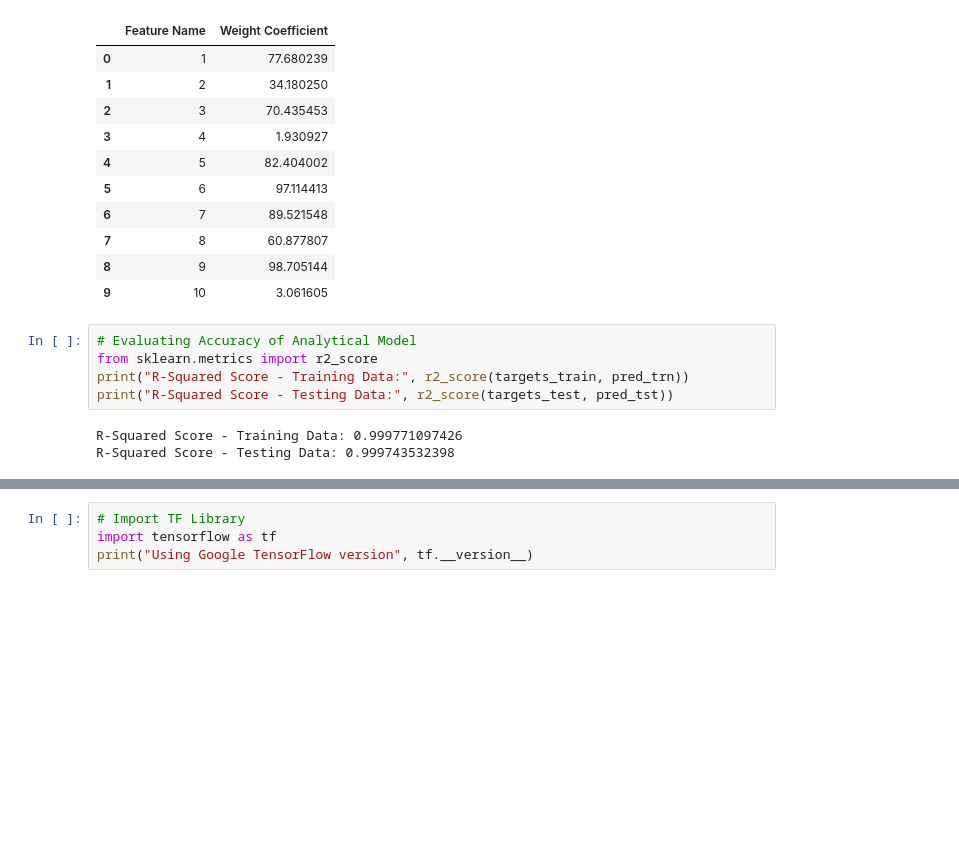
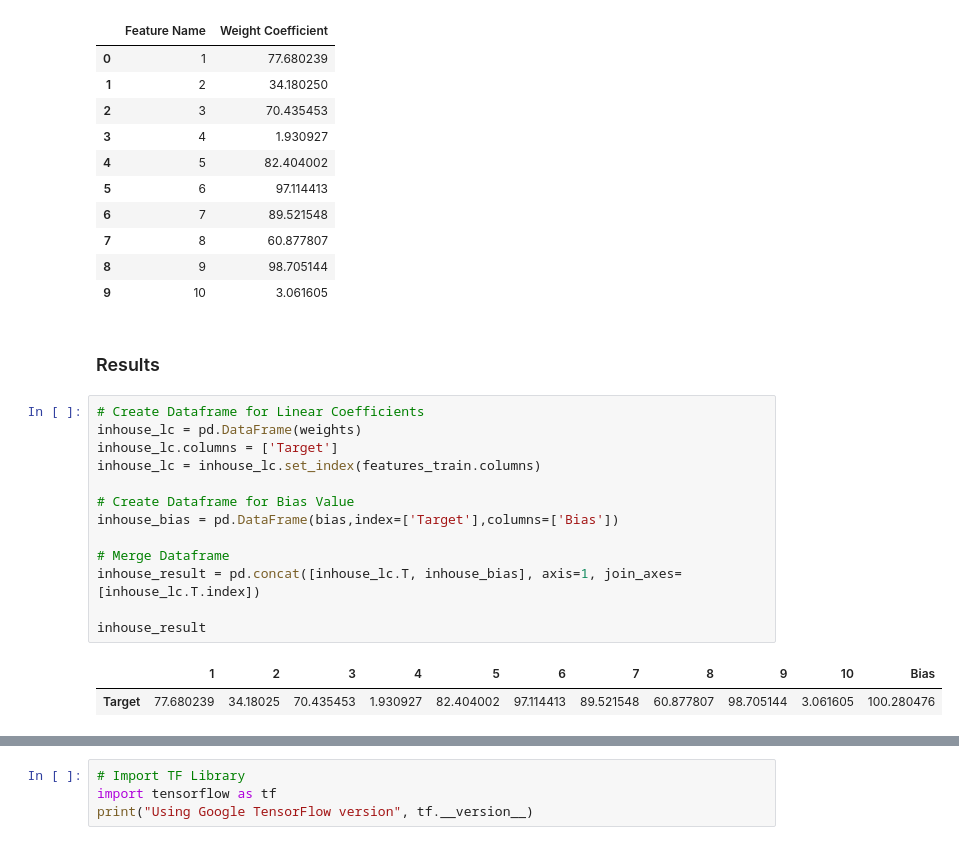
Before and after one commit to andridns/regression, a Jupyter notebook: regression_single.ipynb, the cells around one changed output, grey strips where cells are left out. Saved outputs shown, nothing was run; the diff lists cells and outputs as text; blank space fills up the shorter version.

```diff
--- a/regression_single.ipynb
+++ b/regression_single.ipynb
@@ -133,11 +135,21 @@ Number of Weight Coefficients: 10
 | 7 | 8 | 60.877807 |
 | 8 | 9 | 98.705144 |
 | 9 | 10 | 3.061605 |
-# %%
-# Evaluating Accuracy of Analytical Model
-from sklearn.metrics import r2_score
-print("R-Squared Score - Training Data:", r2_score(targets_train, pred_trn))
-print("R-Squared Score - Testing Data:", r2_score(targets_test, pred_tst))
-# %% [output]
-R-Squared Score - Training Data: 0.999771097426
-R-Squared Score - Testing Data: 0.999743532398
+# %% [markdown]
+### Results
+# %%
+# Create Dataframe for Linear Coefficients
+inhouse_lc = pd.DataFrame(weights)
+inhouse_lc.columns = ['Target']
+inhouse_lc = inhouse_lc.set_index(features_train.columns)
+
+# Create Dataframe for Bias Value
+inhouse_bias = pd.DataFrame(bias,index=['Target'],columns=['Bias'])
+
+# Merge Dataframe
+inhouse_result = pd.concat([inhouse_lc.T, inhouse_bias], axis=1, join_axes=[inhouse_lc.T.index])
+
+inhouse_result
+# %% [output]
+|  | 1 | 2 | 3 | 4 | 5 | 6 | 7 | 8 | 9 | 10 | Bias |
+| Target | 77.680239 | 34.18025 | 70.435453 | 1.930927 | 82.404002 | 97.114413 | 89.521548 | 60.877807 | 98.705144 | 3.061605 | 100.280476 |
```
Also changed, not shown: parts of 25 cells of this notebook.
